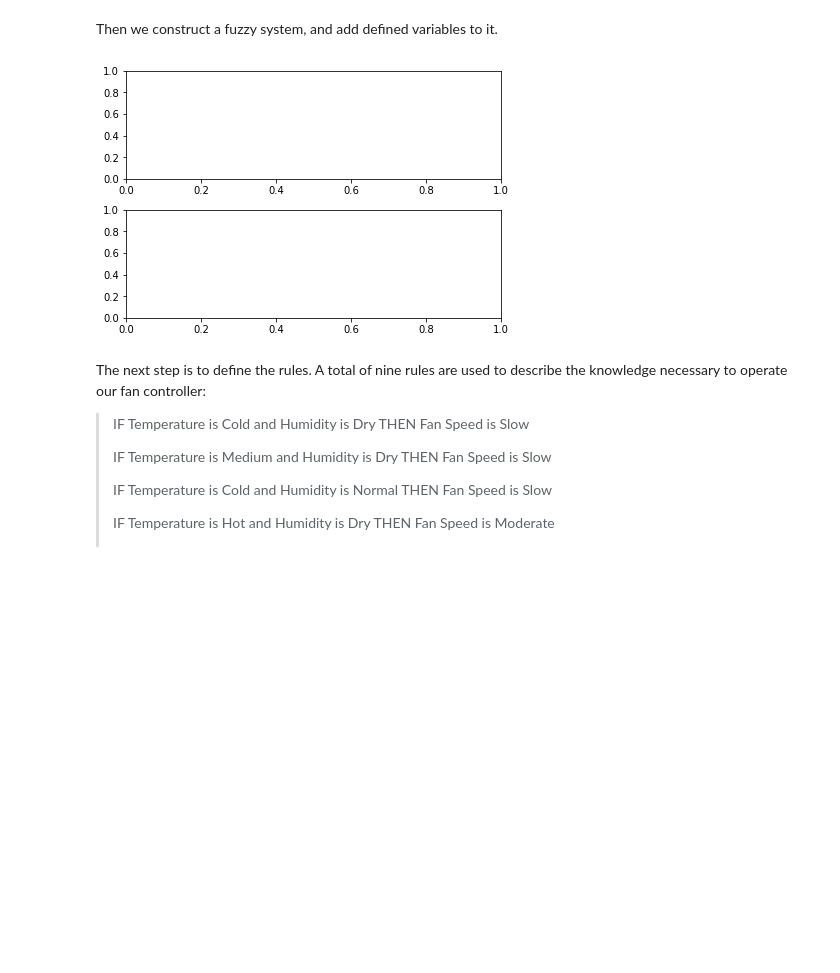
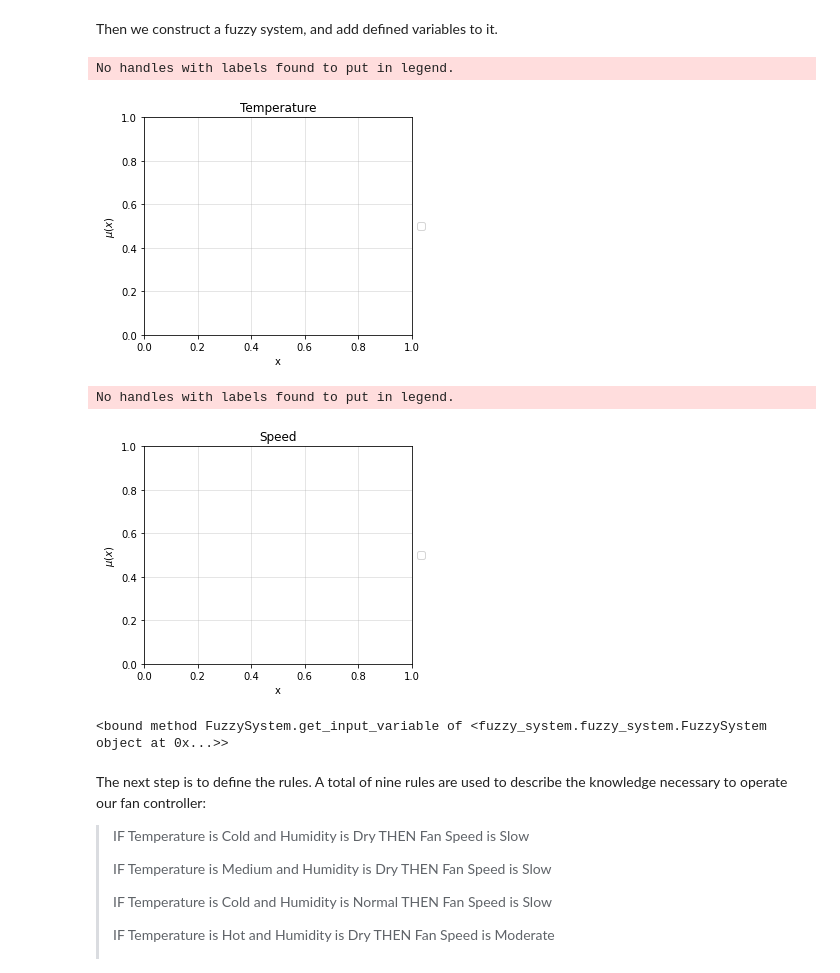
Before and after one commit to Ping-Jung/assignment-2, a Jupyter notebook: fuzzy_inference_system.ipynb, the cells around one changed output. Saved outputs shown, nothing was run; the diff lists cells and outputs as text; code cells hidden in the pictures; blank space fills up the shorter version.

```diff
--- a/fuzzy_inference_system.ipynb
+++ b/fuzzy_inference_system.ipynb
@@ -114,12 +120,18 @@ Then we construct a fuzzy system, and add defined variables to it.
 # %%
 system = FuzzySystem()
 system.add_input_variable(temp)
 system.add_input_variable(humidity)
 system.add_output_variable(motor_speed)
 
-system.plot_system()
+FuzzyVariableInput.plot_variable(temp)
+FuzzyVariableOutput.plot_variable(motor_speed)
+system.get_input_variable
 # %% [output]
+No handles with labels found to put in legend.
-[figure, old version]
+[figure, new version]
+No handles with labels found to put in legend.
+[figure, added]
+<bound method FuzzySystem.get_input_variable of <fuzzy_system.fuzzy_system.FuzzySystem object at 0x...>>
 # %% [markdown]
 The next step is to define the rules. A total of nine rules are used to describe the knowledge necessary to operate our fan controller:
 
```
Also changed, not shown: parts of 2 cells of this notebook, 4 other files.
